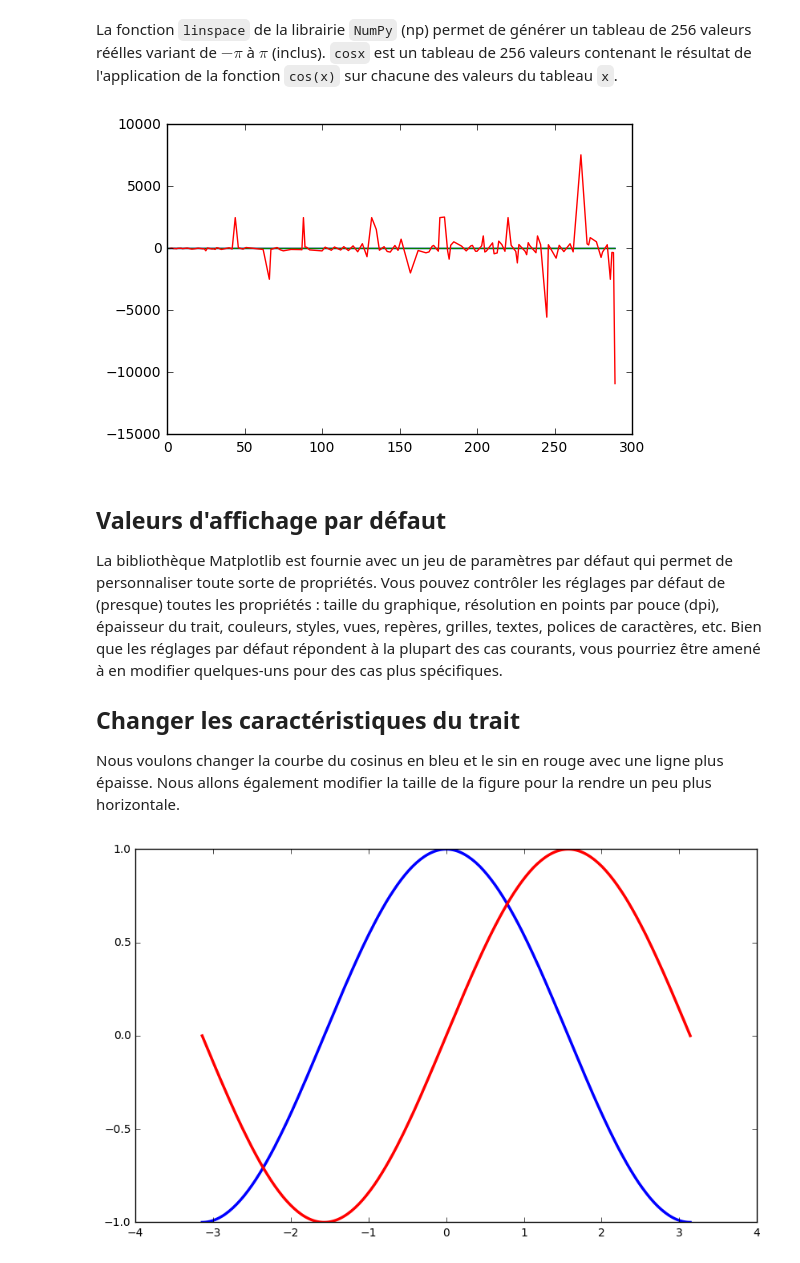
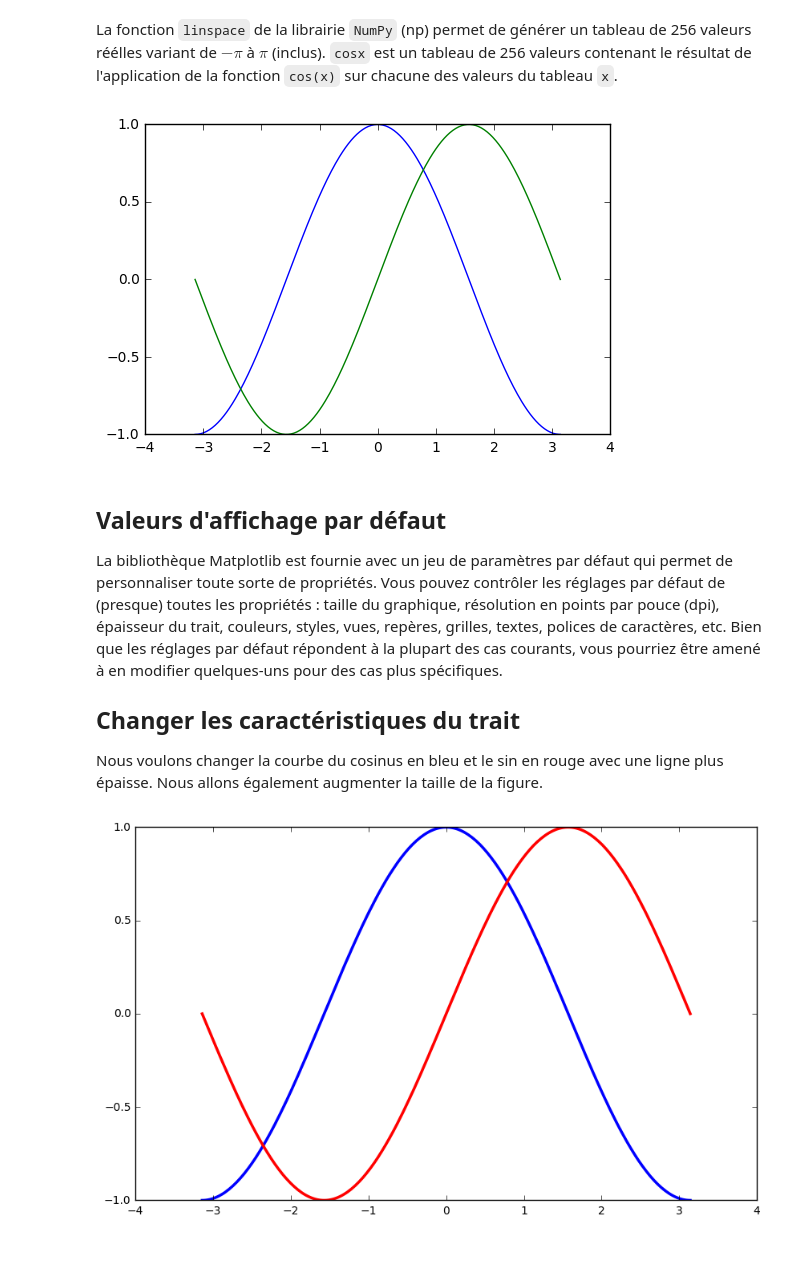
Before and after one commit to SergeStinckwich/ARE-UPMC, a Jupyter notebook: ARE-DYNAMIC/fiche3.ipynb, the cells around one changed output. Drawn from its saved outputs; the diff is of its cells as text; code cells hidden in the pictures.

```diff
--- a/ARE-DYNAMIC/fiche3.ipynb
+++ b/ARE-DYNAMIC/fiche3.ipynb
@@ -35,13 +35,12 @@ La fonction ``linspace`` de la librairie ``NumPy`` (np) permet de générer un t
 # %%
 %matplotlib inline
 cosx = np.cos(x)
 sinx = np.sin(x)
 plot(x, cosx)
 plot(x, sinx)
-plot(x,x/cosx)
 show()
 # %% [output]
-[figure, old version]
+[figure, new version]
 # %% [markdown]
 ## Valeurs d'affichage par défaut
 
@@ -49,7 +48,7 @@ La bibliothèque Matplotlib est fournie avec un jeu de paramètres par défaut q
 
 ## Changer les caractéristiques du trait
 
-Nous voulons changer la courbe du cosinus en bleu et le sin en rouge avec une ligne plus épaisse. Nous allons également modifier la taille de la figure pour la rendre un peu plus horizontale.
+Nous voulons changer la courbe du cosinus en bleu et le sin en rouge avec une ligne plus épaisse. Nous allons également augmenter la taille de la figure.
 # %%
 from pylab import *
 x = np.linspace(-np.pi, np.pi, 256)
```
